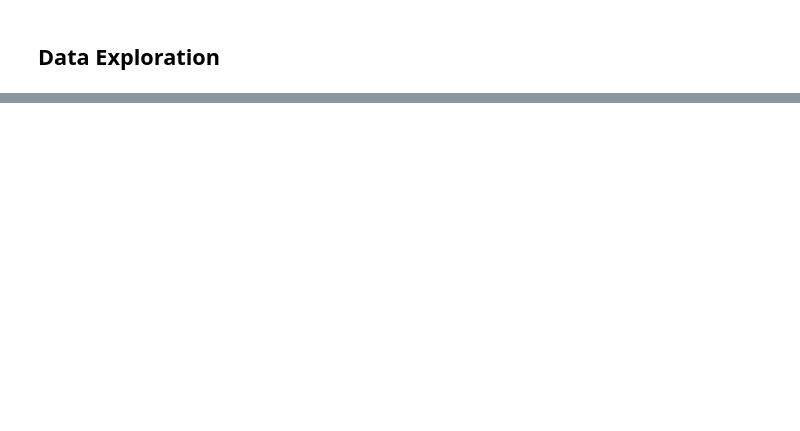
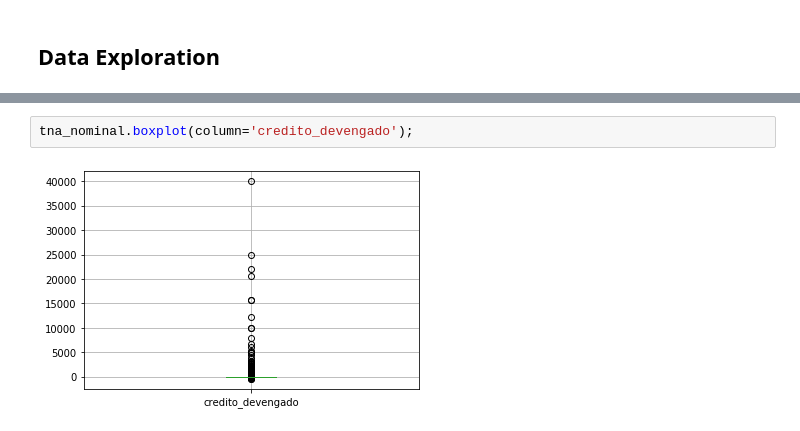
Before and after one commit to valenmongi/ML, a Jupyter notebook: APP TNA Prov/Dataset/DATA.ipynb, the cells around one changed output, grey strips where cells are left out. Drawn from its saved outputs; the diff is of its cells as text; blank space fills up the shorter version.

```diff
--- a/APP TNA Prov/Dataset/DATA.ipynb
+++ b/APP TNA Prov/Dataset/DATA.ipynb
@@ -179,0 +419,4 @@ group.groupby('Fecha').sum()
+# %%
+tna_nominal.boxplot(column='credito_devengado');
+# %% [output]
+[figure, added]
```
Also changed, not shown: parts of 105 cells of this notebook.
